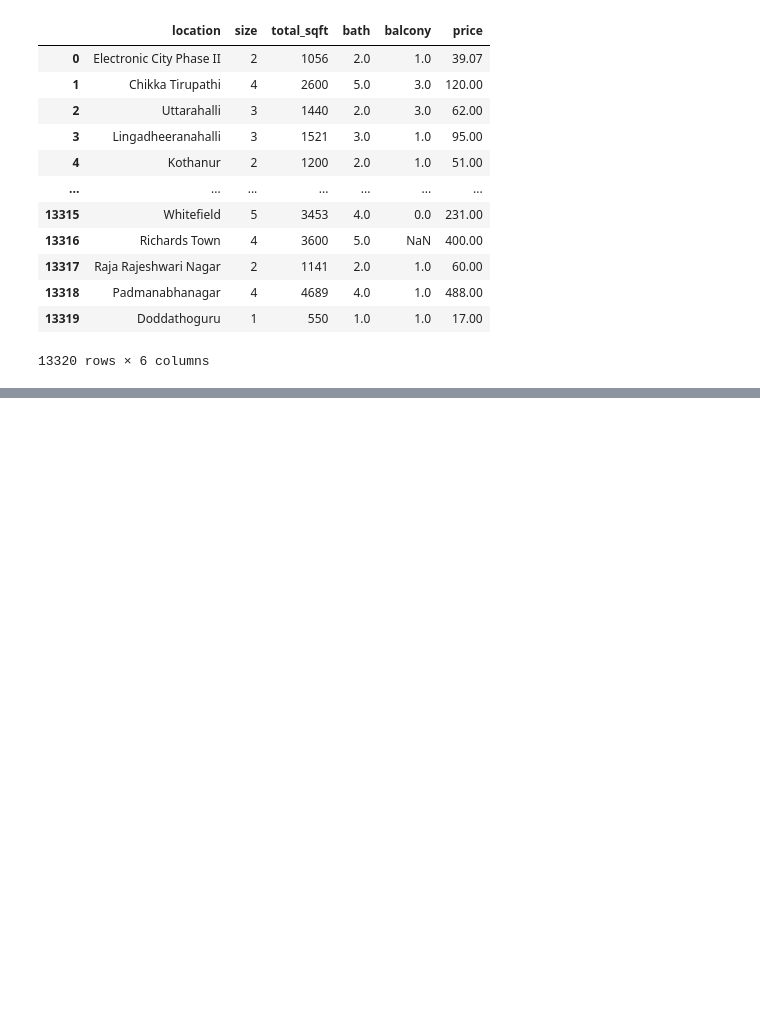
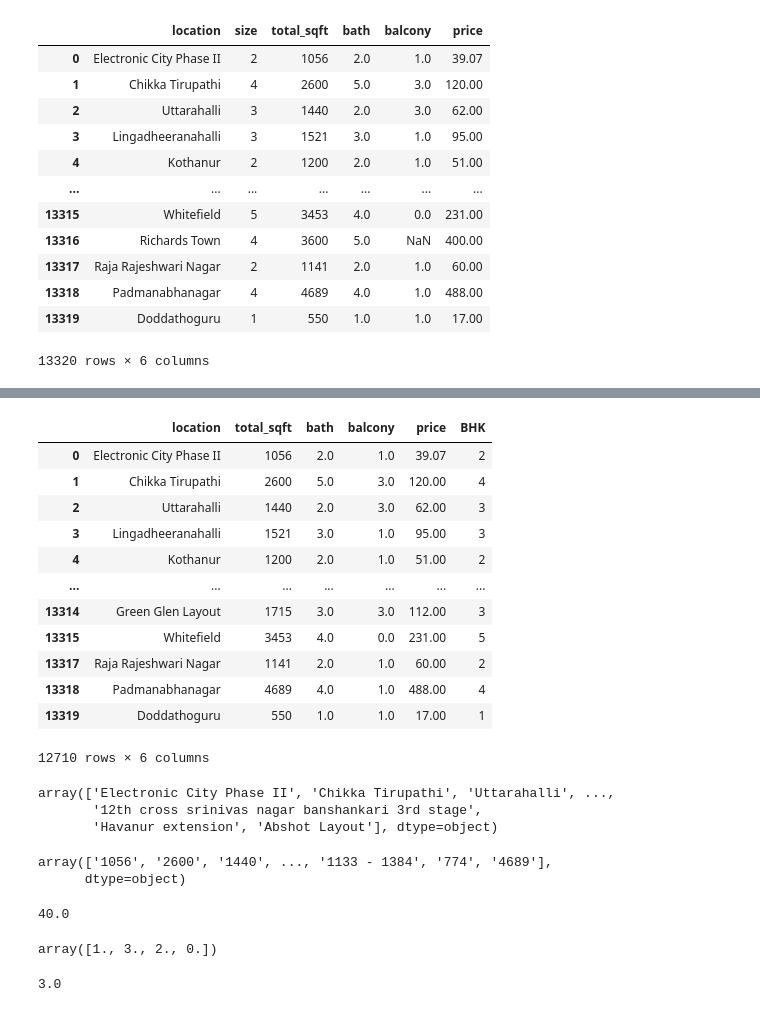
Before and after one commit to sudeshnab19/Analytics, a Jupyter notebook: Model/Kaggle/Housing/Bangalore Dataset/Bangalore_housing_analysis.ipynb, the cells around one changed output, grey strips where cells are left out. Drawn from its saved outputs; the diff is of its cells as text; code cells hidden in the pictures; blank space fills up the shorter version.

```diff
--- a/Model/Kaggle/Housing/Bangalore Dataset/Bangalore_housing_analysis.ipynb
+++ b/Model/Kaggle/Housing/Bangalore Dataset/Bangalore_housing_analysis.ipynb
@@ -186,0 +263,39 @@ df
+# %%
+df
+# %% [output]
+|  | location | total_sqft | bath | balcony | price | BHK |
+| 0 | Electronic City Phase II | 1056 | 2.0 | 1.0 | 39.07 | 2 |
+| 1 | Chikka Tirupathi | 2600 | 5.0 | 3.0 | 120.00 | 4 |
+| 2 | Uttarahalli | 1440 | 2.0 | 3.0 | 62.00 | 3 |
+| 3 | Lingadheeranahalli | 1521 | 3.0 | 1.0 | 95.00 | 3 |
+| 4 | Kothanur | 1200 | 2.0 | 1.0 | 51.00 | 2 |
+| ... | ... | ... | ... | ... | ... | ... |
+| 13314 | Green Glen Layout | 1715 | 3.0 | 3.0 | 112.00 | 3 |
+| 13315 | Whitefield | 3453 | 4.0 | 0.0 | 231.00 | 5 |
+| 13317 | Raja Rajeshwari Nagar | 1141 | 2.0 | 1.0 | 60.00 | 2 |
+| 13318 | Padmanabhanagar | 4689 | 4.0 | 1.0 | 488.00 | 4 |
+| 13319 | Doddathoguru | 550 | 1.0 | 1.0 | 17.00 | 1 |
+12710 rows × 6 columns
+# %%
+df.location.unique()
+# %% [output]
+array(['Electronic City Phase II', 'Chikka Tirupathi', 'Uttarahalli', ...,
+       '12th cross srinivas nagar banshankari 3rd stage',
+       'Havanur extension', 'Abshot Layout'], dtype=object)
+# %%
+df.total_sqft.unique()
+# %% [output]
+array(['1056', '2600', '1440', ..., '1133 - 1384', '774', '4689'],
+      dtype=object)
+# %%
+df.bath.max() # quite strange, will check other values for this row
+# %% [output]
+40.0
+# %%
+df.balcony.unique()
+# %% [output]
+array([1., 3., 2., 0.])
+# %%
+df.balcony.max()
+# %% [output]
+3.0
```
Also changed, not shown: parts of 10 cells of this notebook, 6 other files.
